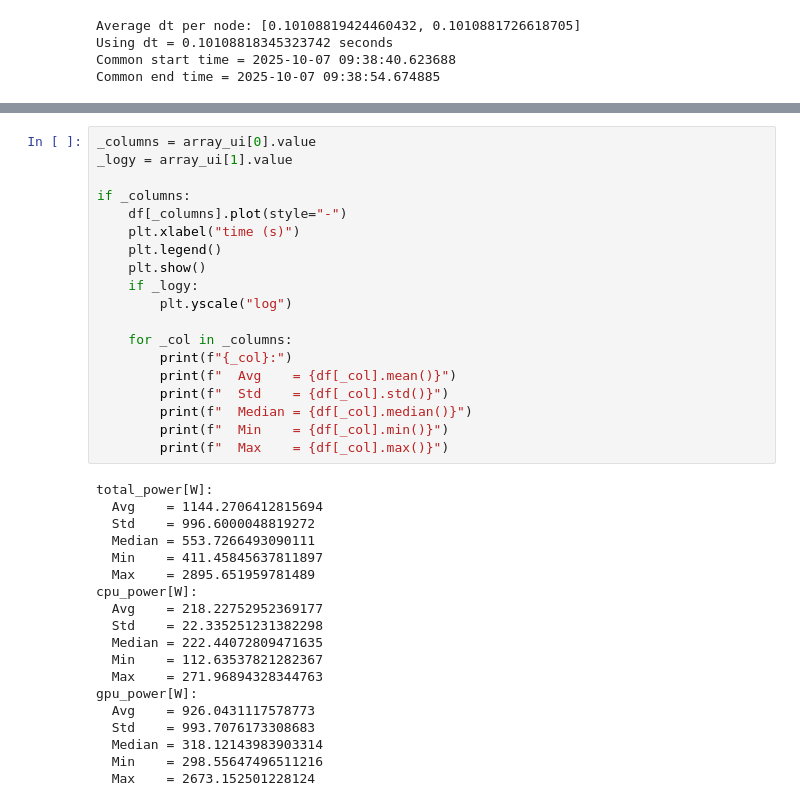
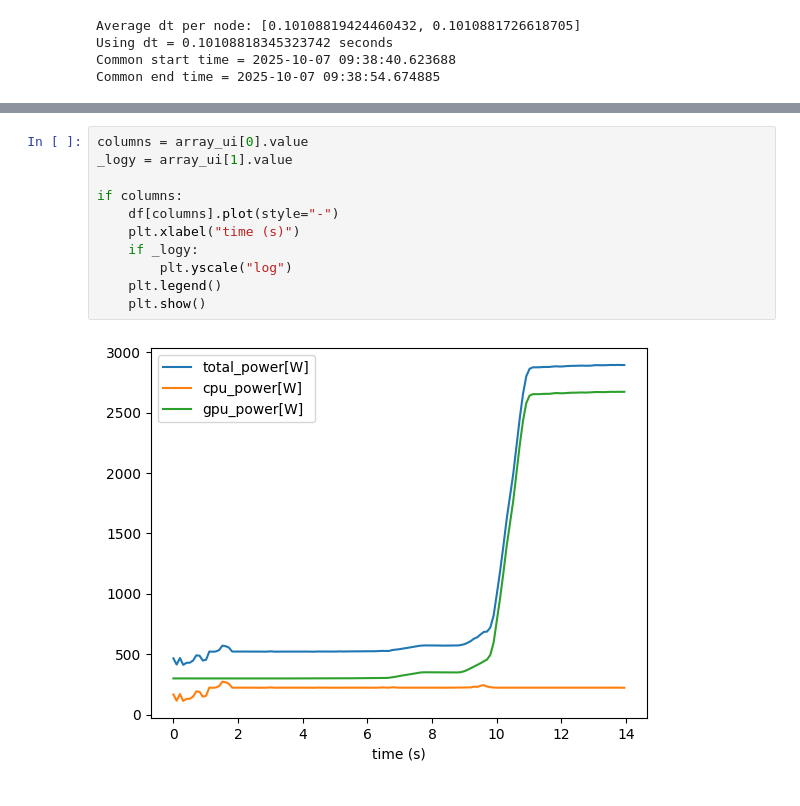
Before and after one commit to NatLabRockies/WattAMeter, a Jupyter notebook: examples/post-process/__marimo__/view_data.ipynb, the cells around one changed output, grey strips where cells are left out. Drawn from its saved outputs; the diff is of its cells as text.

```diff
--- a/examples/post-process/__marimo__/view_data.ipynb
+++ b/examples/post-process/__marimo__/view_data.ipynb
@@ -42,40 +42,15 @@ array_ui
 # %% [output]
 [interactive output not drawn]
 # %%
-_columns = array_ui[0].value
+columns = array_ui[0].value
 _logy = array_ui[1].value
 
-if _columns:
-    df[_columns].plot(style="-")
+if columns:
+    df[columns].plot(style="-")
     plt.xlabel("time (s)")
+    if _logy:
+        plt.yscale("log")
     plt.legend()
     plt.show()
-    if _logy:
-        plt.yscale("log")
-
-    for _col in _columns:
-        print(f"{_col}:")
-        print(f"  Avg    = {df[_col].mean()}")
-        print(f"  Std    = {df[_col].std()}")
-        print(f"  Median = {df[_col].median()}")
-        print(f"  Min    = {df[_col].min()}")
-        print(f"  Max    = {df[_col].max()}")
 # %% [output]
-total_power[W]:
-  Avg    = 1144.2706412815694
-  Std    = 996.6000048819272
-  Median = 553.7266493090111
-  Min    = 411.45845637811897
-  Max    = 2895.651959781489
-cpu_power[W]:
-  Avg    = 218.22752952369177
-  Std    = 22.335251231382298
-  Median = 222.44072809471635
-  Min    = 112.63537821282367
-  Max    = 271.96894328344763
-gpu_power[W]:
-  Avg    = 926.0431117578773
-  Std    = 993.7076173308683
-  Median = 318.12143983903314
-  Min    = 298.55647496511216
-  Max    = 2673.152501228124
+[figure, added]
```
Also changed, not shown: parts of 1 cell of this notebook, 1 other file.
